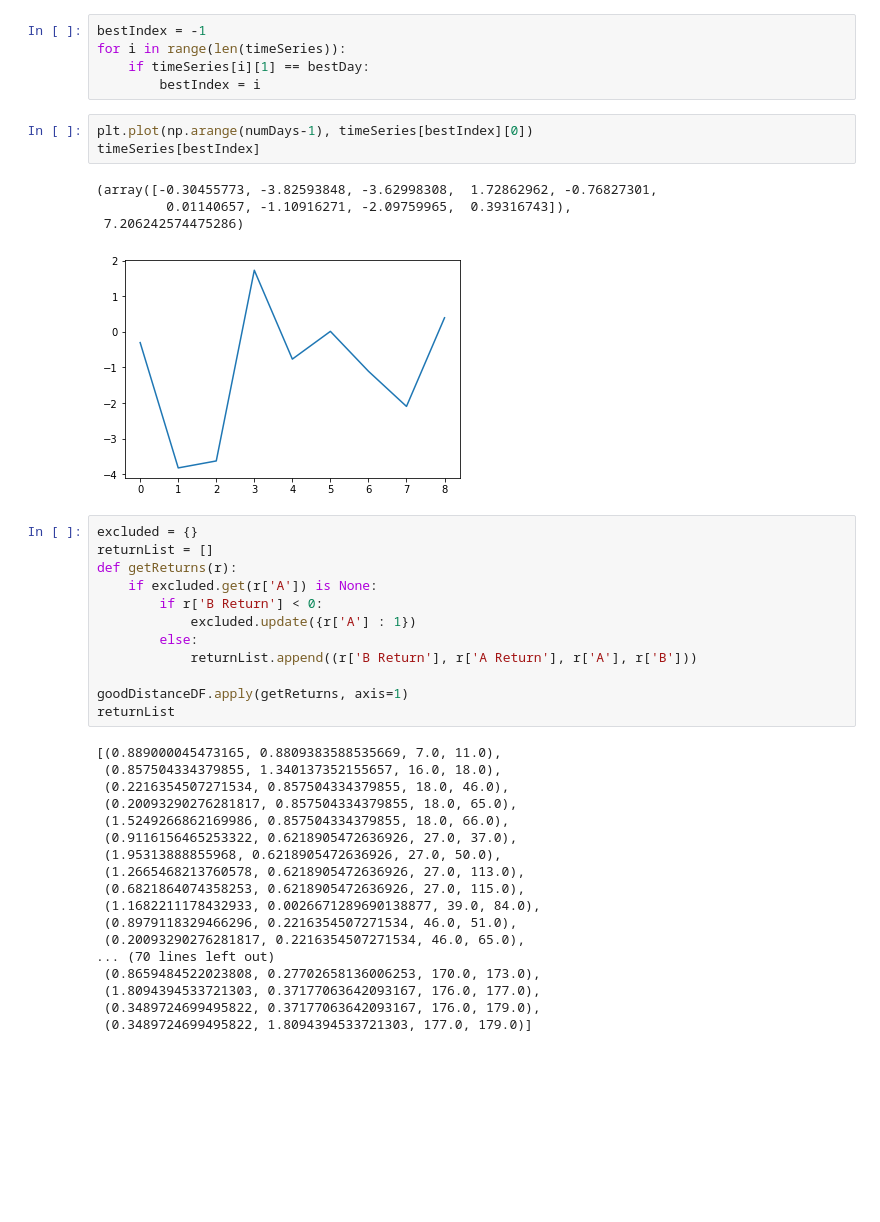
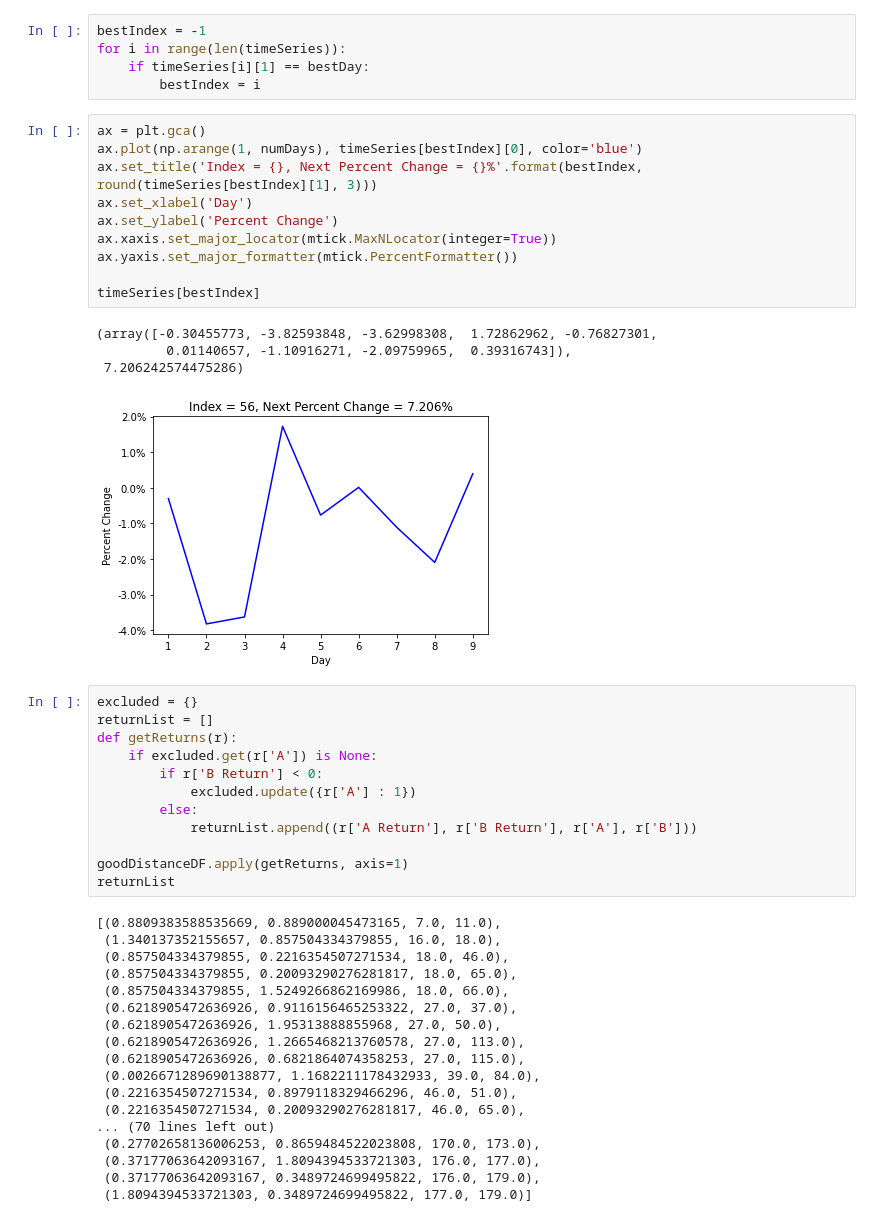
Before and after one commit to abdelrahim-hentabli/CS235Project, a Jupyter notebook: DynamicTimeWarping.ipynb, the cells around one changed output. Saved outputs shown, nothing was run; the diff lists cells and outputs as text; blank space fills up the shorter version.

Commit message:
Enhanced visualization; code cleanup

```diff
--- a/DynamicTimeWarping.ipynb
+++ b/DynamicTimeWarping.ipynb
@@ -114,14 +115,21 @@ bestIndex = -1
 for i in range(len(timeSeries)):
     if timeSeries[i][1] == bestDay:
         bestIndex = i
-# %%
-plt.plot(np.arange(numDays-1), timeSeries[bestIndex][0])
-timeSeries[bestIndex]
-# %% [output]
-(array([-0.30455773, -3.82593848, -3.62998308,  1.72862962, -0.76827301,
-         0.01140657, -1.10916271, -2.09759965,  0.39316743]),
- 7.206242574475286)
-[figure, removed]
+# %%
+ax = plt.gca()
+ax.plot(np.arange(1, numDays), timeSeries[bestIndex][0], color='blue')
+ax.set_title('Index = {}, Next Percent Change = {}%'.format(bestIndex, round(timeSeries[bestIndex][1], 3)))
+ax.set_xlabel('Day')
+ax.set_ylabel('Percent Change')
+ax.xaxis.set_major_locator(mtick.MaxNLocator(integer=True))
+ax.yaxis.set_major_formatter(mtick.PercentFormatter())
+
+timeSeries[bestIndex]
+# %% [output]
+(array([-0.30455773, -3.82593848, -3.62998308,  1.72862962, -0.76827301,
+         0.01140657, -1.10916271, -2.09759965,  0.39316743]),
+ 7.206242574475286)
+[figure, added]
 # %%
 excluded = {}
 returnList = []
@@ -130,26 +138,26 @@ def getReturns(r):
         if r['B Return'] < 0:
             excluded.update({r['A'] : 1})
         else:
-            returnList.append((r['B Return'], r['A Return'], r['A'], r['B']))
+            returnList.append((r['A Return'], r['B Return'], r['A'], r['B']))
 
 goodDistanceDF.apply(getReturns, axis=1)
 returnList
 # %% [output]
-[(0.889000045473165, 0.8809383588535669, 7.0, 11.0),
- (0.857504334379855, 1.340137352155657, 16.0, 18.0),
- (0.2216354507271534, 0.857504334379855, 18.0, 46.0),
- (0.20093290276281817, 0.857504334379855, 18.0, 65.0),
- (1.5249266862169986, 0.857504334379855, 18.0, 66.0),
- (0.9116156465253322, 0.6218905472636926, 27.0, 37.0),
- (1.95313888855968, 0.6218905472636926, 27.0, 50.0),
- (1.2665468213760578, 0.6218905472636926, 27.0, 113.0),
- (0.6821864074358253, 0.6218905472636926, 27.0, 115.0),
- (1.1682211178432933, 0.0026671289690138877, 39.0, 84.0),
- (0.8979118329466296, 0.2216354507271534, 46.0, 51.0),
- (0.20093290276281817, 0.2216354507271534, 46.0, 65.0),
+[(0.8809383588535669, 0.889000045473165, 7.0, 11.0),
+ (1.340137352155657, 0.857504334379855, 16.0, 18.0),
+ (0.857504334379855, 0.2216354507271534, 18.0, 46.0),
+ (0.857504334379855, 0.20093290276281817, 18.0, 65.0),
+ (0.857504334379855, 1.5249266862169986, 18.0, 66.0),
+ (0.6218905472636926, 0.9116156465253322, 27.0, 37.0),
+ (0.6218905472636926, 1.95313888855968, 27.0, 50.0),
+ (0.6218905472636926, 1.2665468213760578, 27.0, 113.0),
+ (0.6218905472636926, 0.6821864074358253, 27.0, 115.0),
+ (0.0026671289690138877, 1.1682211178432933, 39.0, 84.0),
+ (0.2216354507271534, 0.8979118329466296, 46.0, 51.0),
+ (0.2216354507271534, 0.20093290276281817, 46.0, 65.0),
 ... (70 lines left out)
- (0.8659484522023808, 0.27702658136006253, 170.0, 173.0),
- (1.8094394533721303, 0.37177063642093167, 176.0, 177.0),
- (0.3489724699495822, 0.37177063642093167, 176.0, 179.0),
- (0.3489724699495822, 1.8094394533721303, 177.0, 179.0)]
+ (0.27702658136006253, 0.8659484522023808, 170.0, 173.0),
+ (0.37177063642093167, 1.8094394533721303, 176.0, 177.0),
+ (0.37177063642093167, 0.3489724699495822, 176.0, 179.0),
+ (1.8094394533721303, 0.3489724699495822, 177.0, 179.0)]
 # %% [markdown]
```
Also changed, not shown: parts of 4 cells of this notebook.
